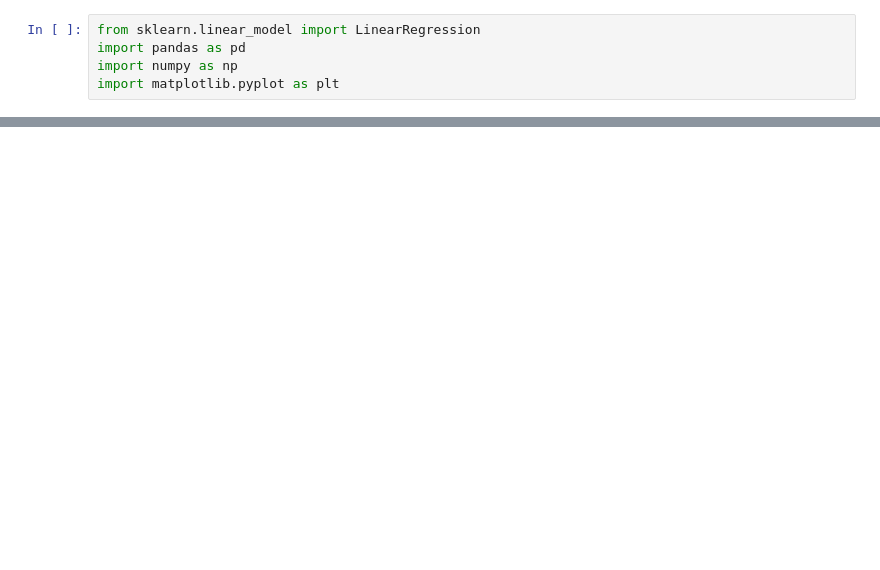
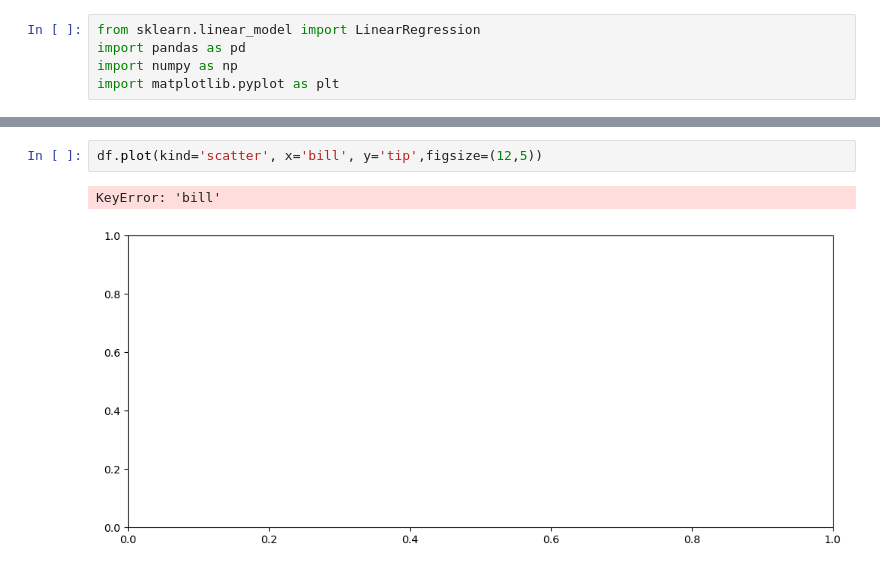
Before and after one commit to shambhavi082001/machine-learning, a Jupyter notebook: simple_linear.ipynb, the cells around one changed output, grey strips where cells are left out. Cells and saved outputs as stored; diff of their text form; blank space fills up the shorter version.

```diff
--- a/simple_linear.ipynb
+++ b/simple_linear.ipynb
@@ -11,0 +11,5 @@ df.head()
+# %%
+df.plot(kind='scatter', x='bill', y='tip',figsize=(12,5))
+# %% [output]
+KeyError: 'bill'
+[figure, added]
```
Also changed, not shown: parts of 5 cells of this notebook, 26 other files.
